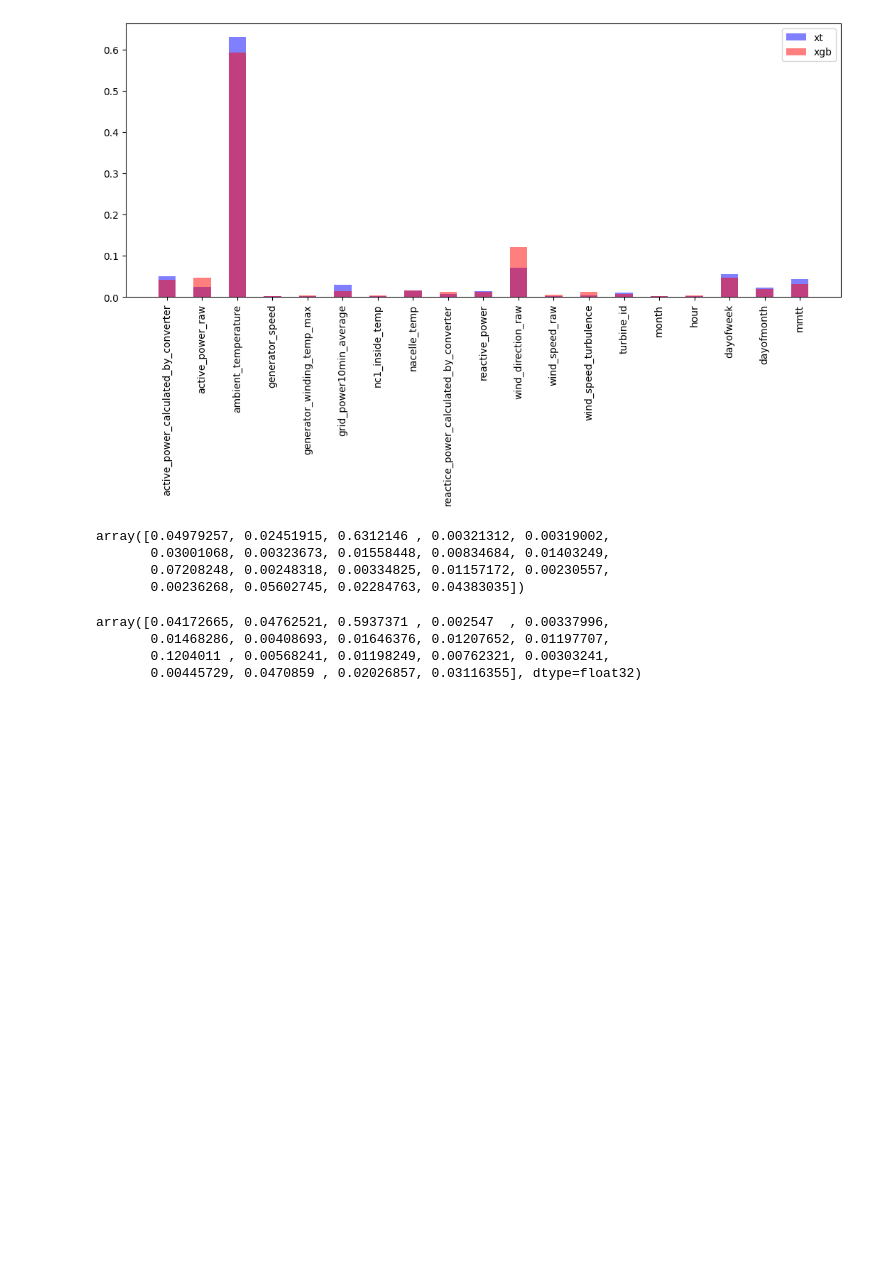
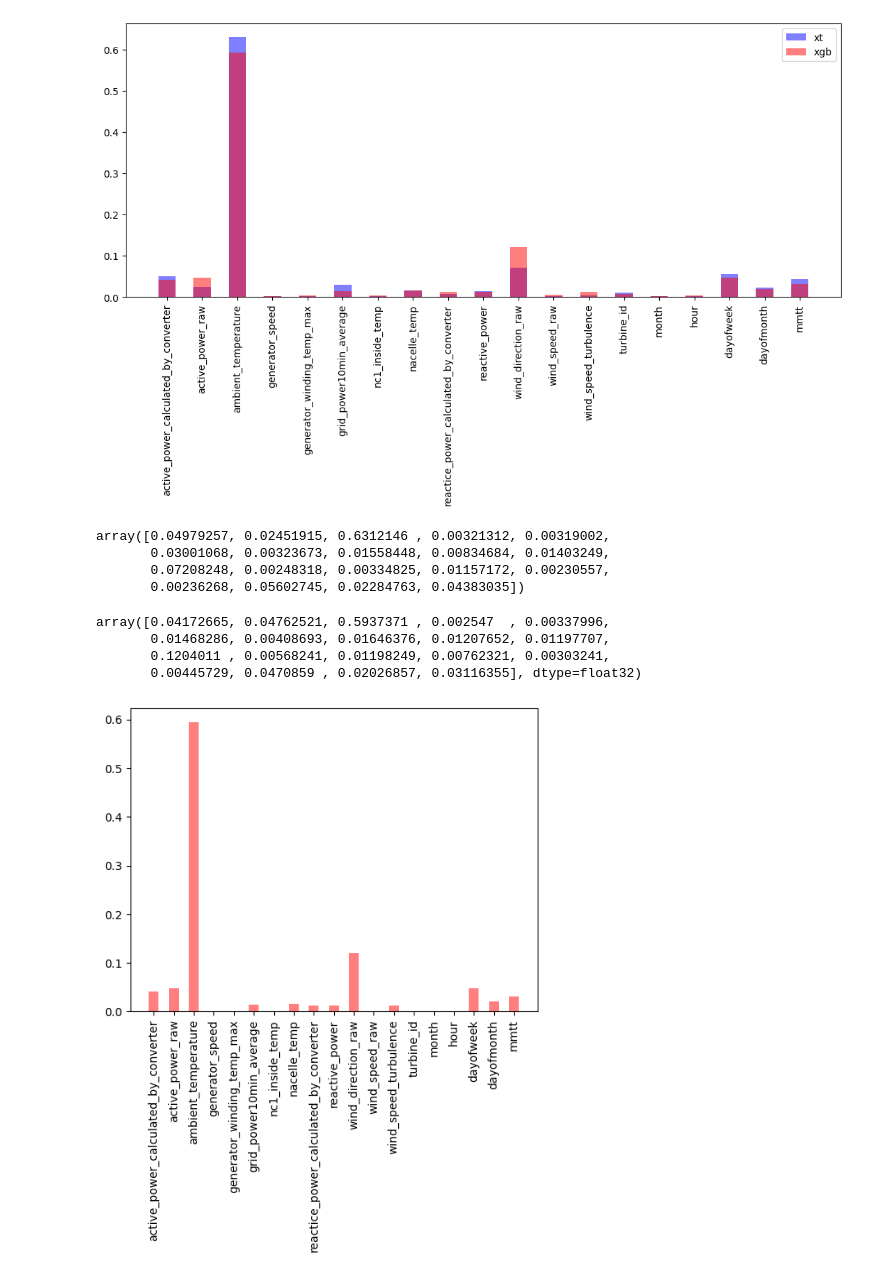
Before and after one commit to k-loki/re_new-machinehack, a Jupyter notebook: notebooks/ft_sel.ipynb, the cells around one changed output. Drawn from its saved outputs; the diff is of its cells as text; code cells hidden in the pictures; blank space fills up the shorter version.

```diff
--- a/notebooks/ft_sel.ipynb
+++ b/notebooks/ft_sel.ipynb
@@ -129,7 +129,7 @@ from sklearn.preprocessing import PolynomialFeatures, StandardScaler
 from xgboost import XGBRegressor
 from sklearn.ensemble import RandomForestRegressor, ExtraTreesRegressor
 
-cat_cols = ['turbine_id', 'month', 'mmtt']
+cat_cols = [ 'mmtt']
 # %%
 xt = ExtraTreesRegressor(n_estimators=55, random_state=config['RAND'], verbose=1, n_jobs=-1)
 tme = TargetEncoder()
@@ -257,3 +257,8 @@ array([0.04172665, 0.04762521, 0.5937371 , 0.002547  , 0.00337996,
        0.01468286, 0.00408693, 0.01646376, 0.01207652, 0.01197707,
        0.1204011 , 0.00568241, 0.01198249, 0.00762321, 0.00303241,
        0.00445729, 0.0470859 , 0.02026857, 0.03116355], dtype=float32)
+# %%
+plt.bar(xgb_pipe.feature_names_in_, np.where(xgb_ftimp > 0.01, xgb_ftimp, 0), color='r', width=0.5, label='xgb', alpha=0.5);
+plt.xticks(rotation=90);
+# %% [output]
+[figure, added]
```
Also changed, not shown: parts of 7 cells of this notebook.
